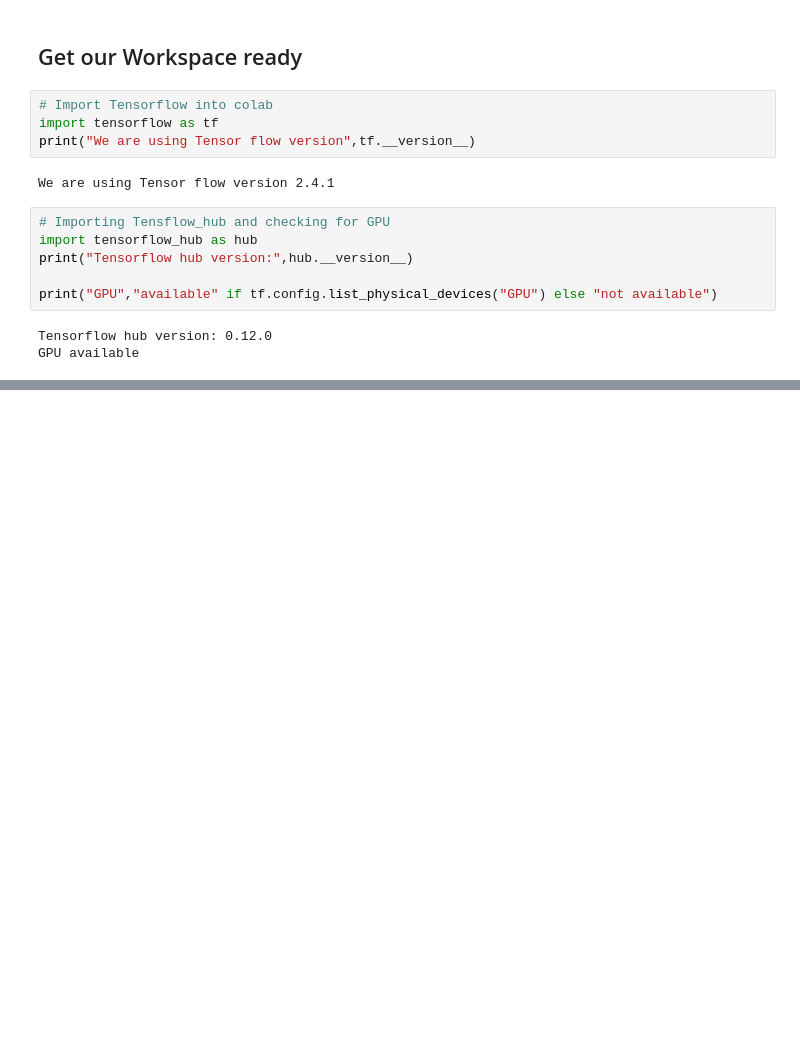
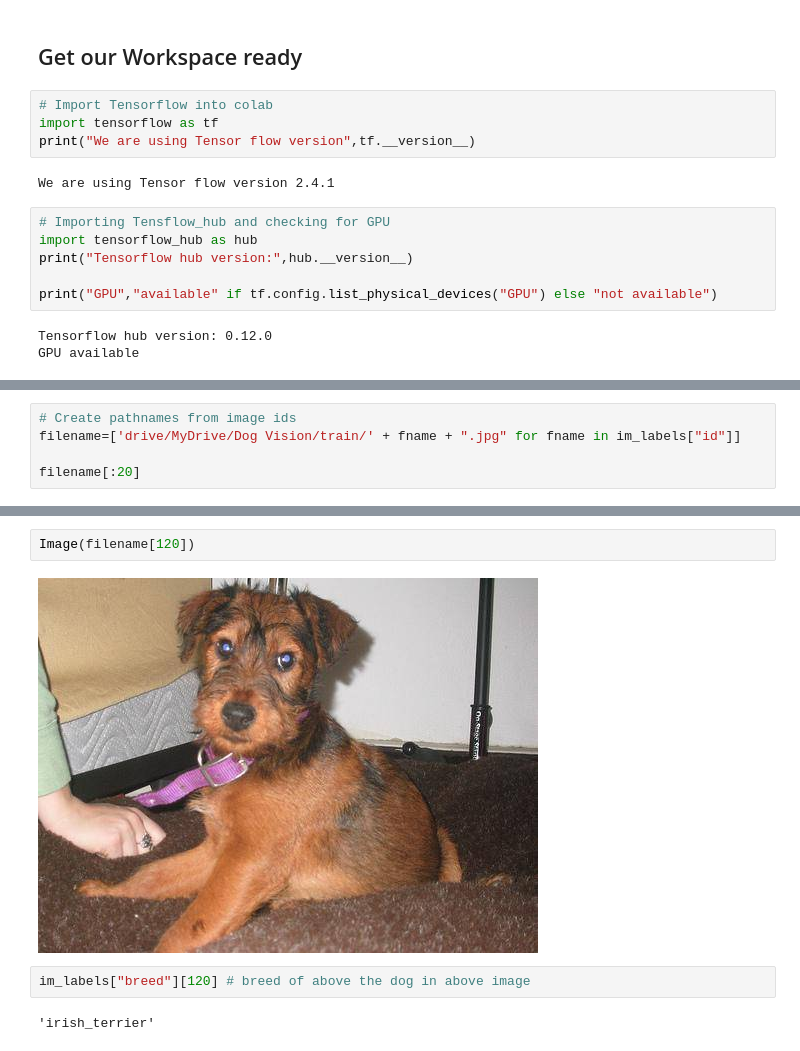
Before and after one commit to aryatomarAI/Machine-learning-and-data-science, a Jupyter notebook: Deep-Learning-plus-Project/Dog_vision.ipynb, the cells around one changed output, grey strips where cells are left out. Cells and saved outputs as stored; diff of their text form; blank space fills up the shorter version.

```diff
--- a/Deep-Learning-plus-Project/Dog_vision.ipynb
+++ b/Deep-Learning-plus-Project/Dog_vision.ipynb
@@ -55,0 +111,5 @@ GPU available
+# %%
+# Create pathnames from image ids
+filename=['drive/MyDrive/Dog Vision/train/' + fname + ".jpg" for fname in im_labels["id"]]
+
+filename[:20]
@@ -55,0 +146,8 @@ GPU available
+# %%
+Image(filename[120])
+# %% [output]
+[figure, added]
+# %%
+im_labels["breed"][120] # breed of above the dog in above image
+# %% [output]
+'irish_terrier'
```
Also changed, not shown: parts of 19 cells of this notebook.
